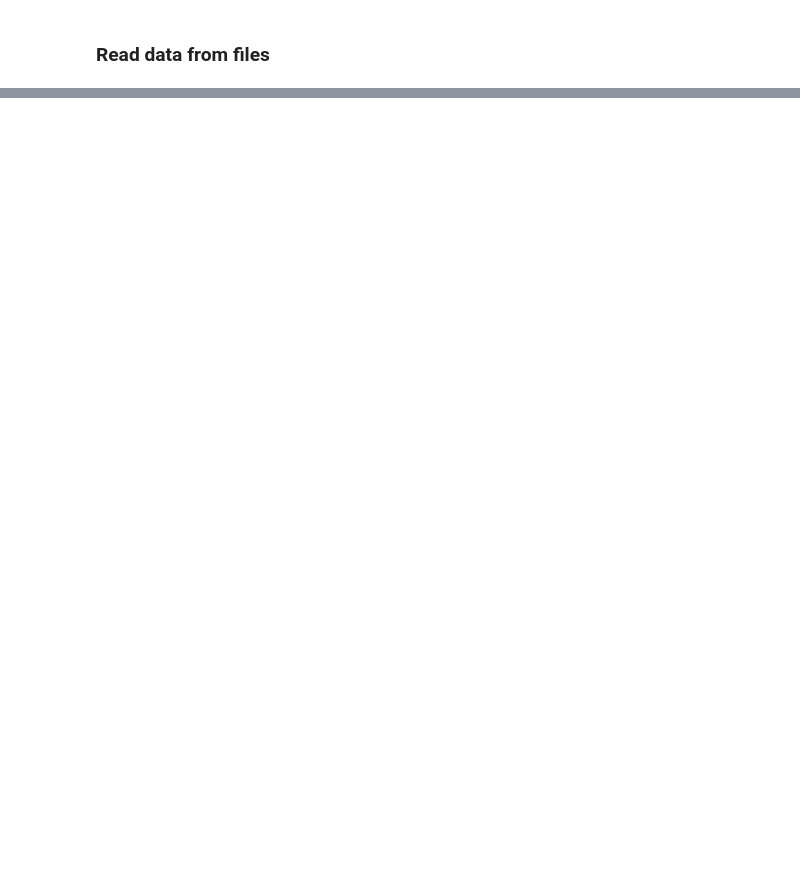
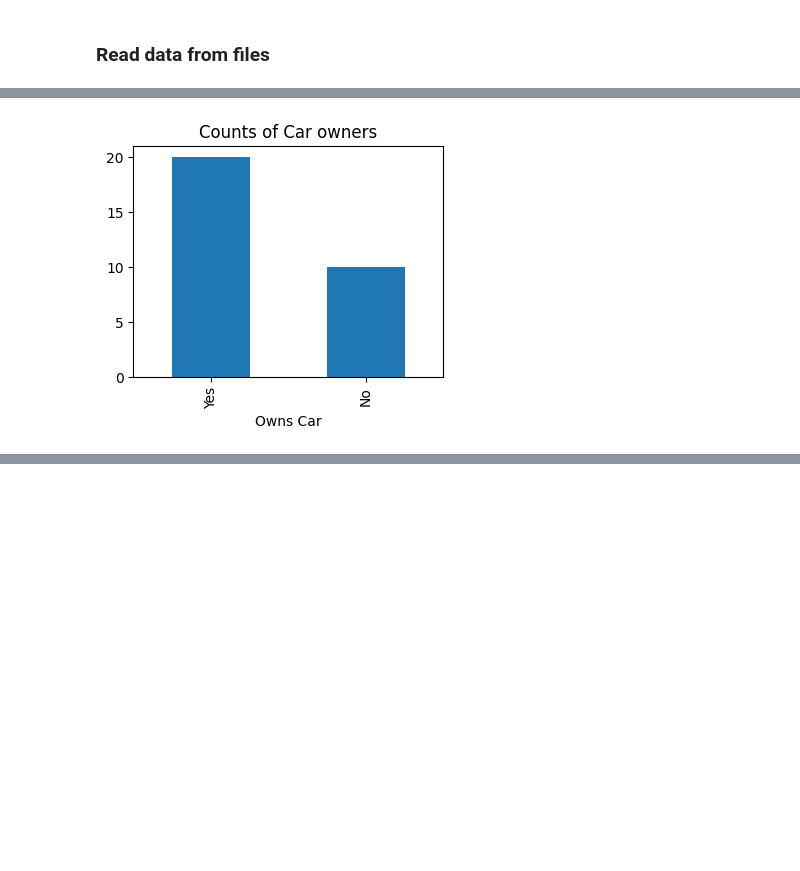
Before and after one commit to knowledge-corner/Optum_Global_nov_24, a Jupyter notebook: Day - 2.ipynb, the cells around one changed output, grey strips where cells are left out. Saved outputs shown, nothing was run; the diff lists cells and outputs as text; code cells hidden in the pictures; blank space fills up the shorter version.

```diff
--- a/Day - 2.ipynb
+++ b/Day - 2.ipynb
@@ -787,0 +922,6 @@ os.chdir(r"C:\Users\vaide\Desktop\Optum Global nov 24\Optum_Global_nov_24\datase
+# %%
+# using pandas
+data = df["Owns Car"].value_counts()
+_ = data.plot(kind = "bar", title = "Counts of Car owners")
+# %% [output]
+[figure, added]
```
Also changed, not shown: parts of 39 cells of this notebook, 3 other files.
